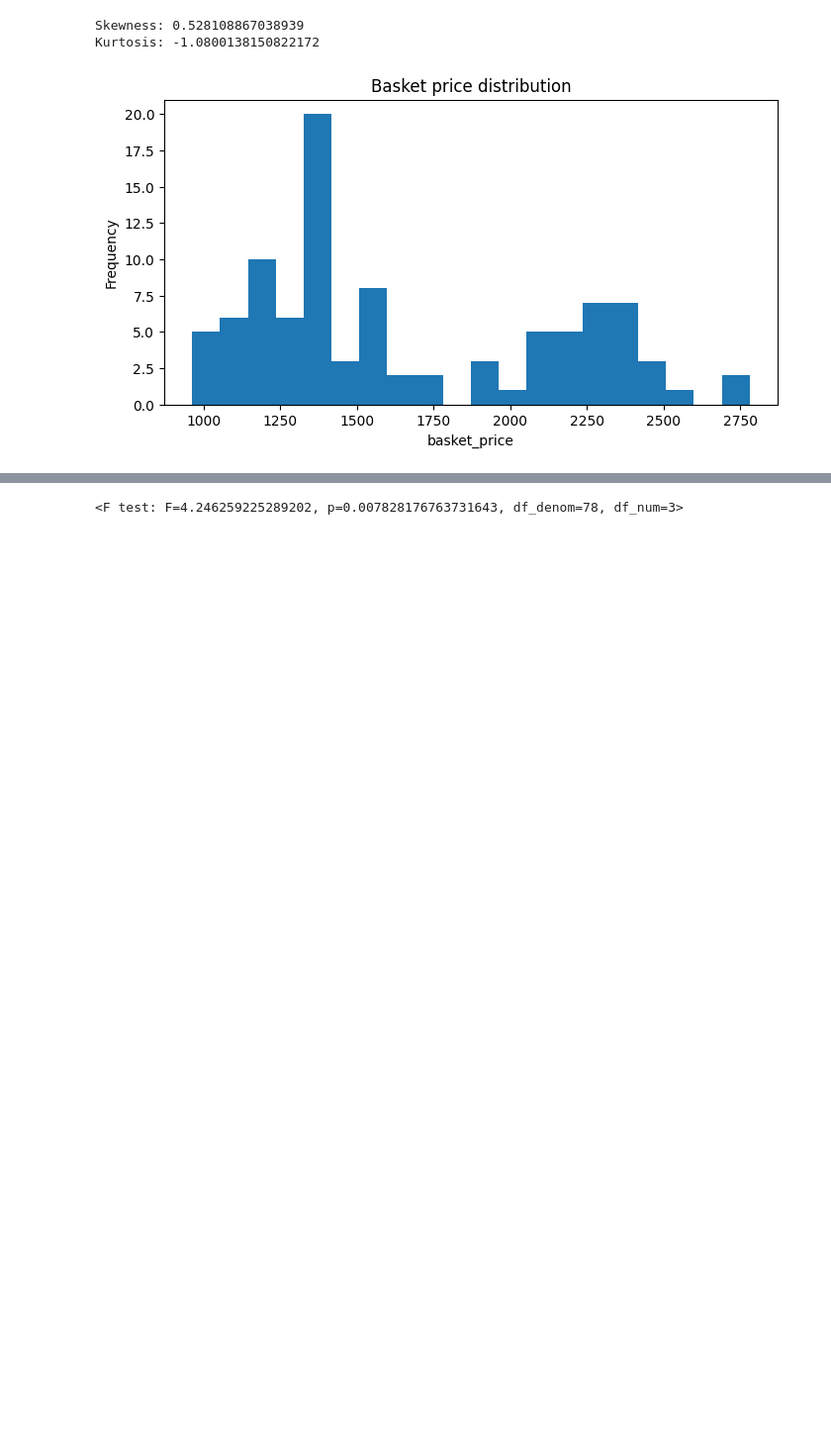
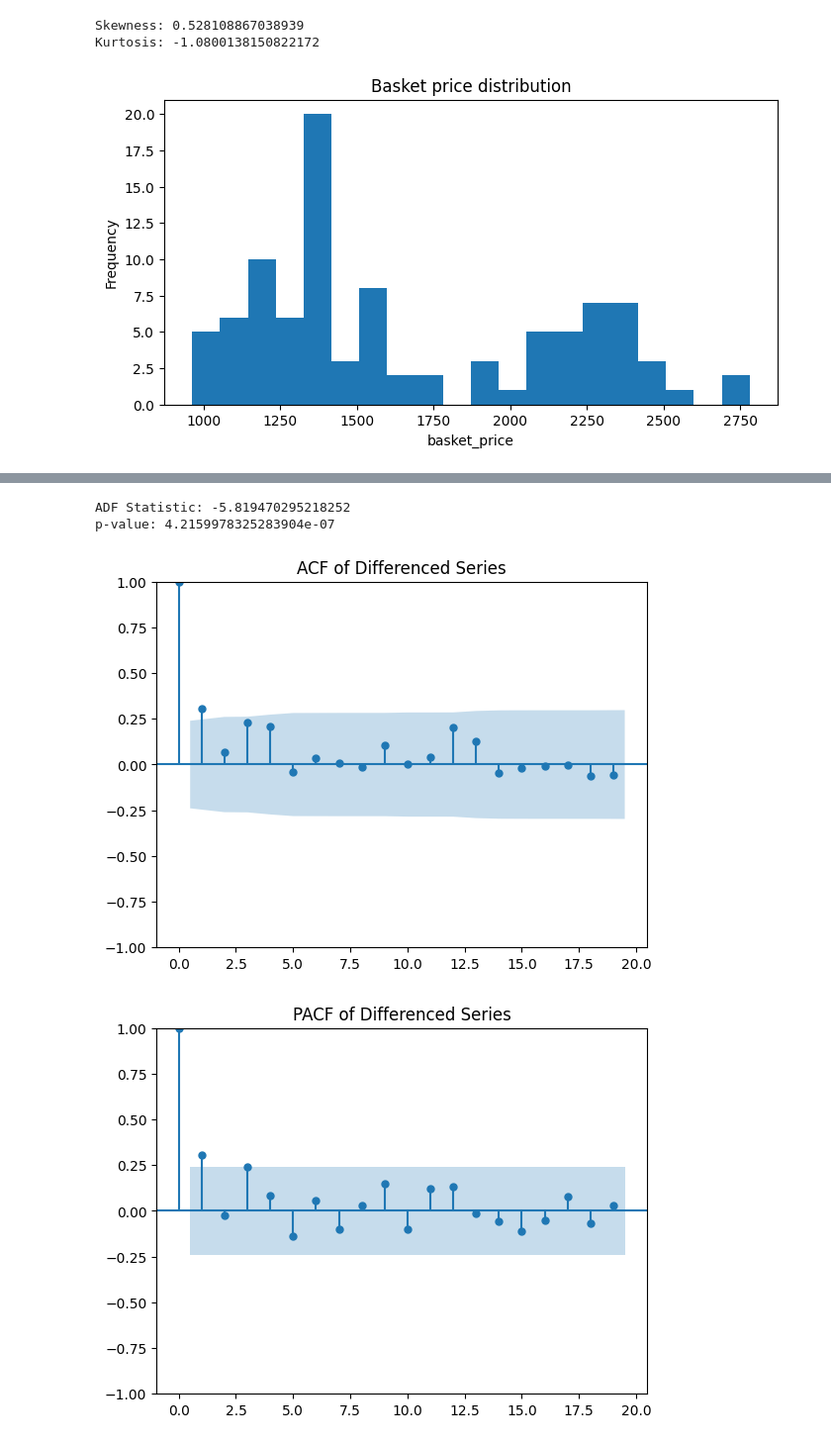
Before and after one commit to darynka-h/good_basket_research, a Jupyter notebook: new_data_from_2017.ipynb, the cells around one changed output, grey strips where cells are left out. Shown at 99% size. Cells and saved outputs as stored; diff of their text form; code cells hidden in the pictures; blank space fills up the shorter version.

```diff
--- a/new_data_from_2017.ipynb
+++ b/new_data_from_2017.ipynb
@@ -700,5 +269,71 @@ One-sided p-value (war > covid): 0.0000
-# %%
-h2_res = model.f_test('unemployed = 0, salary = 0, надходження = 0')
-print(h2_res.summary())
-# %% [output]
-<F test: F=4.246259225289202, p=0.007828176763731643, df_denom=78, df_num=3>
+# %%
+df = pd.read_csv('basket_with_unemployment.csv')
+unempl = pd.read_csv('unemployment.csv')
+taxes = pd.read_csv('/Users/dariahannochenko/Documents/econometrics/project/good_basket_research/nadkhodzhennia_podatkiv_2017_2024.csv')
+
+df['unemployment'] = unempl['Registered_Unemployed']
+df['tax'] = taxes['надходження']
+df['Місяць'] = pd.to_datetime(df['Місяць'])
+df.set_index('Місяць', inplace=True)
+
+
+df['basket_diff'] = df['basket_price'].diff()
+df['unemployment_diff'] = df['unemployment'].diff()
+df['tax_diff'] = df['tax'].diff()
+df.dropna(inplace=True)
+# %%
+df['covid'] = ((df.index >= '2020-03-19') & (df.index <= '2021-03-19')).astype(int)
+df['war'] = ((df.index >= '2022-02-24') & (df.index <= '2024-01-31')).astype(int)
+df['covid_t_1'] = df['war'].shift(1)
+df['covid_t_2'] = df['war'].shift(2)
+df['covid_t_3'] = df['war'].shift(3)
+df['war_t_1'] = df['war'].shift(1)
+df['war_t_2'] = df['war'].shift(2)
+df['prewar'] = ((df.index >= '2021-06-01') & (df.index <= '2022-01-31')).astype(int)
+
+# result = adfuller(df['basket_price'])
+# print("ADF Statistic:", result[0])
+# print("p-value:", result[1])
+
+df['basket_diff'] = df['basket_price'].diff()
+df.dropna(inplace=True)
+result_basket_diff = adfuller(df['basket_diff'])
+print("ADF Statistic:", result_basket_diff[0])
+print("p-value:", result_basket_diff[1])
+
+# df.dropna(inplace=True)
+result = seasonal_decompose(df['salary'], model='additive', period=12)
+df['salary_deseasonalized'] = df['salary'] - result.seasonal
+
+
+df['salary_diff_desea'] = df['salary_deseasonalized'].diff()
+
+df.dropna(inplace=True)
+
+
+plot_acf(df['basket_diff'])
+plt.title("ACF of Differenced Series")
+plt.show()
+
+plot_pacf(df['basket_diff'])
+plt.title("PACF of Differenced Series")
+plt.show()
+
+model =ARIMA(df['basket_diff'], order=(1,0,1), exog=df[['covid', 'covid_t_1', 'prewar', 'war', 'war_t_1', 'salary_diff_desea', 'unemployment_diff']])
+results = model.fit()
+
+
+print(results.summary())
+
+
+plt.figure(figsize=(10, 5))
+plt.plot(df.index, df['basket_diff'], label='Actual')
+plt.plot(df.index, results.fittedvalues, label='Fitted', linestyle='--')
+plt.title("ARIMAX: Actual vs Fitted basket_price")
+plt.legend()
+plt.show()
+# %% [output]
+ADF Statistic: -5.819470295218252
+p-value: 4.2159978325283904e-07
+[figure, added]
+[figure, added]
```
Also changed, not shown: parts of 37 cells of this notebook, 3 other files.
